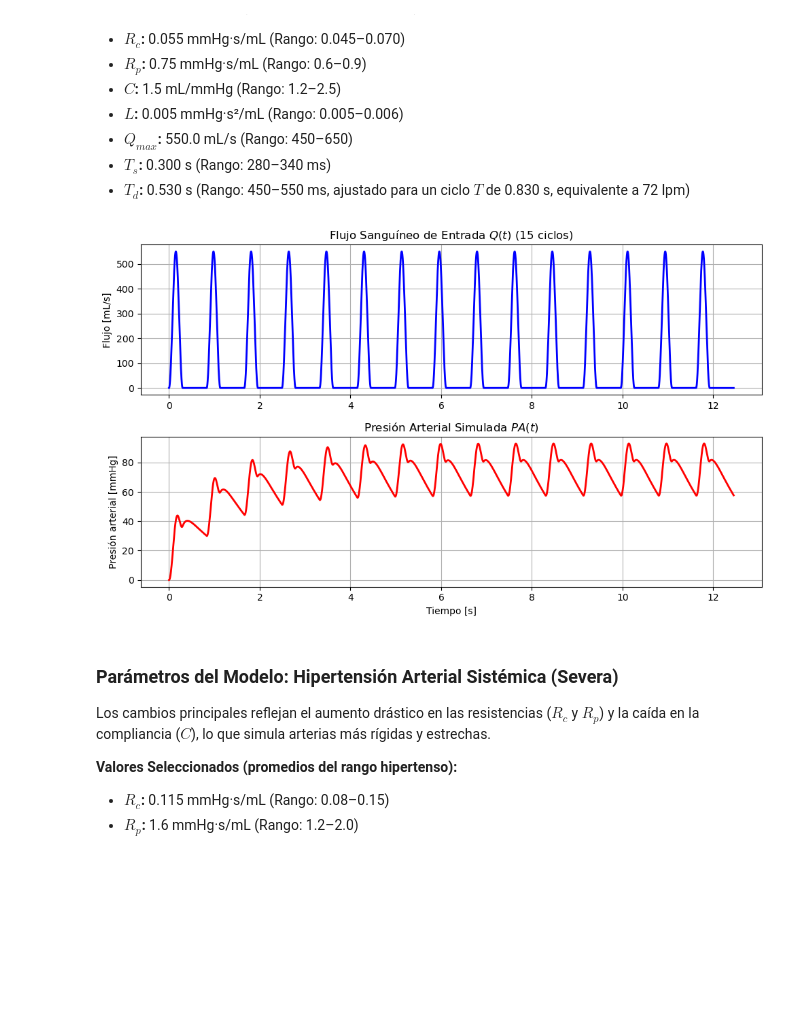
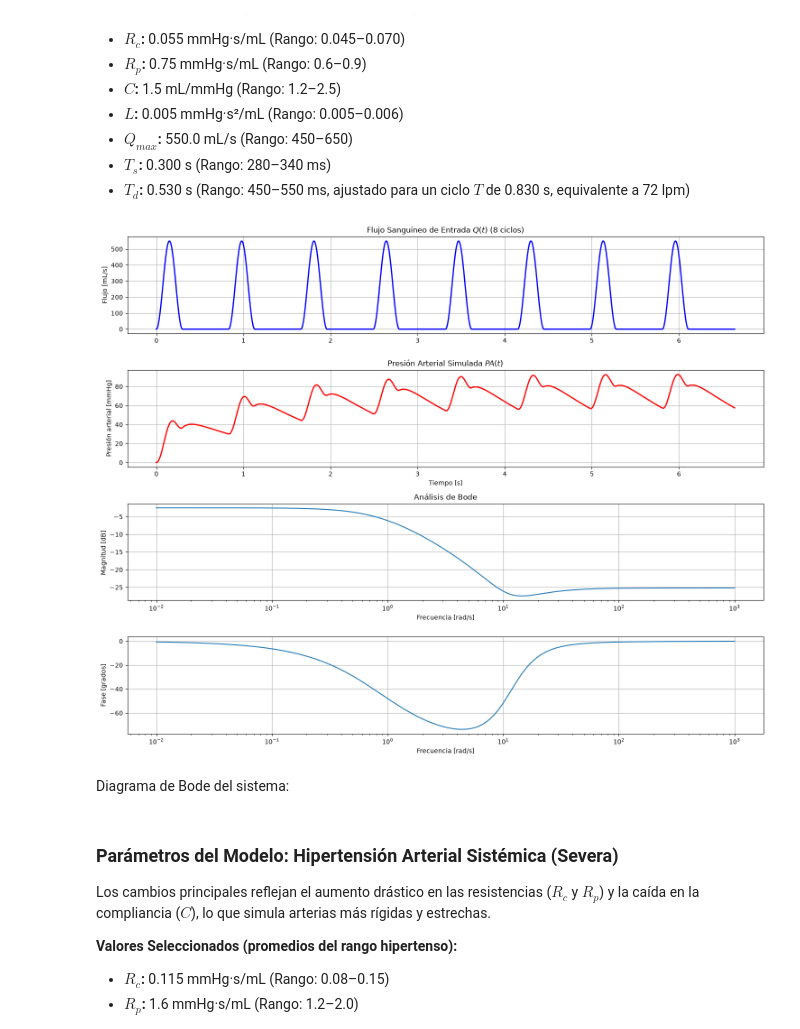
Before and after one commit to luisfmontoyaf/Modelos_Taller_3, a Jupyter notebook: code_taller_3.ipynb, the cells around one changed output. Drawn from its saved outputs; the diff is of its cells as text; code cells hidden in the pictures; blank space fills up the shorter version.

Commit message:
Diagramas de Bode para Magnitud y Fase

```diff
--- a/code_taller_3.ipynb
+++ b/code_taller_3.ipynb
@@ -113,7 +113,7 @@ Td = 0.530      # Tiempo de diástole [s] (Para que T total sea ~830 ms)
 T = Ts + Td     # Periodo total de un ciclo cardíaco (0.830 s)
 
 # --- 3. Control del Tiempo de Simulación ---
-num_ciclos = 15 # Modifica este valor para ver más o menos ciclos
+num_ciclos = 8 # Modifica este valor para ver más o menos ciclos
 fs = 1000       # Frecuencia de muestreo [Hz]
 time = np.arange(0, num_ciclos * T, 1/fs)
 
@@ -121,34 +121,57 @@ time = np.arange(0, num_ciclos * T, 1/fs)
 numerador = [(Rc*Rp*L*C), (Rc*L + Rp*L), (Rc*Rp)]
 denominador = [(Rp*L*C), (Rc*Rp*C + L), Rc]
 
 sys_tf = signal.TransferFunction(numerador, denominador)
 
 # --- 5. Generación de la señal Q(t) vectorizada ---
 t_cycle = time % T
 Q = np.where(t_cycle <= Ts, Q_max * (np.sin(np.pi * t_cycle / Ts))**2, 0)
 
 # --- 6. Simulación de la Presión Arterial ---
 t_out, PA, _ = signal.lsim(sys_tf, Q, T=time)
 
 # --- 7. Visualización ---
-plt.figure(figsize=(10, 6))
+plt.figure(figsize=(15, 12))
 
 # Gráfica del Flujo de entrada
-plt.subplot(2, 1, 1)
+plt.subplot(4, 1, 1)
 plt.plot(time, Q, color='blue', linewidth=2)
 plt.title(f'Flujo Sanguíneo de Entrada $Q(t)$ ({num_ciclos} ciclos)')
 plt.ylabel('Flujo [mL/s]')
 plt.grid(True)
 
 # Gráfica de la Presión de salida
-plt.subplot(2, 1, 2)
+plt.subplot(4, 1, 2)
 plt.plot(t_out, PA, color='red', linewidth=2)
 plt.title('Presión Arterial Simulada $PA(t)$')
 plt.xlabel('Tiempo [s]')
 plt.ylabel('Presión arterial [mmHg]')
 plt.grid(True)
 
+# Análisis de Bode; diagrama de magnitud y fase.
+# w es el vector de frecuencias para el análisis de Bode
+
+w = np.logspace(-2,3,500)       #La frecuencia va desde 10^-2 hasta 10^3 rad/s, con 500 puntos en escala logarítmica
+
+w, mag, phase = signal.bode(sys_tf,w=w)
+
+
+plt.subplot(4, 1, 3)
+plt.semilogx(w, mag)
+plt.title('Análisis de Bode')
+plt.xlabel('Frecuencia [rad/s]')
+plt.ylabel('Magnitud [dB] ')
+plt.grid(True)
+
+plt.subplot(4, 1, 4)
+plt.semilogx(w, phase)
+plt.xlabel('Frecuencia [rad/s]')
+plt.ylabel('Fase [grados]')
+plt.grid(True)
+
 plt.tight_layout()
 plt.show()
 # %% [output]
-[figure, old version]
+[figure, new version]
+# %% [markdown]
+Diagrama de Bode del sistema:
```
Also changed, not shown: parts of 4 cells of this notebook.
